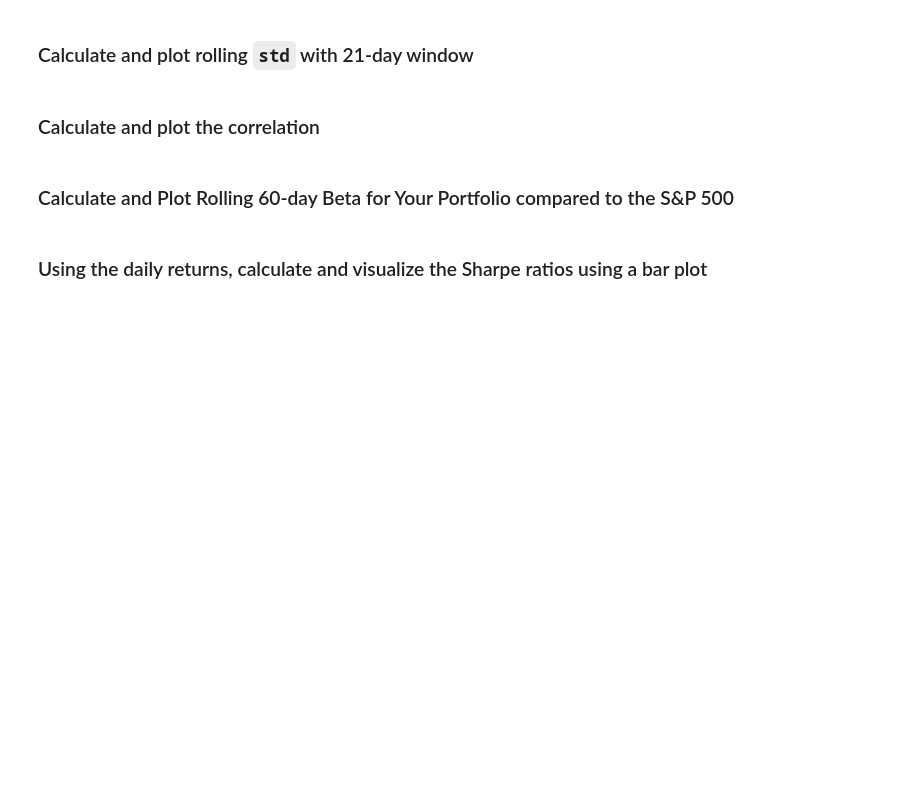
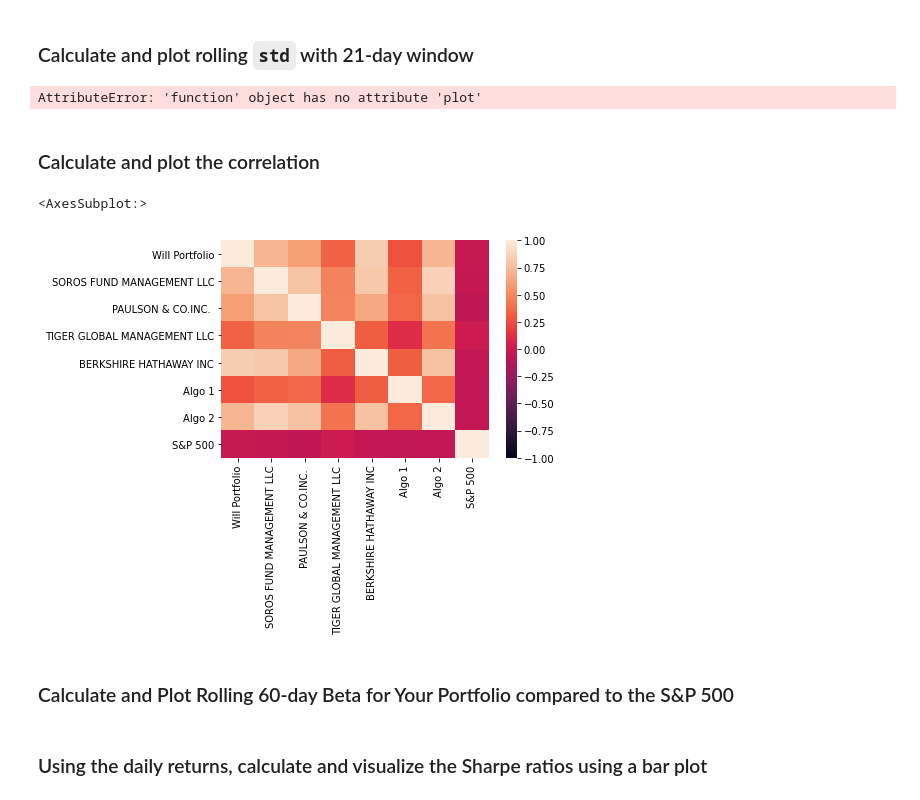
Before and after one commit to Wil-bro0824/A_Whale_Off_PortFolio, a Jupyter notebook: whale_analysis.ipynb, the cells around one changed output. Cells and saved outputs as stored; diff of their text form; code cells hidden in the pictures; blank space fills up the shorter version.

```diff
--- a/whale_analysis.ipynb
+++ b/whale_analysis.ipynb
@@ -350,2 +418,4 @@ For this demo solution, we fetch data from three companies listes in the S&P 500
 # %%
 # Reset Date index
+comb_stock_df.index = comb_stock_df.index.normalize()
+comb_stock_df.head()
@@ -362,7 +447,9 @@ For this demo solution, we fetch data from three companies listes in the S&P 500
 # %%
 # Set weights
 weights = [1/3, 1/3, 1/3]
-
+portfolio = comb_stock_df.dot(weights)
 # Calculate portfolio return
-
+portfolio_returns = portfolio.pct_change()
+portfolio_returns.dropna(inplace=True)
 # Display sample data
+portfolio_returns.head()
@@ -370,3 +465,6 @@ weights = [1/3, 1/3, 1/3]
 ## Join your portfolio returns to the DataFrame that contains all of the portfolio returns
 # %%
 # Join your returns DataFrame to the original returns DataFrame
+all_returns = pd.concat((portfolio_returns, portfolio_returns_df), axis = 1, join = 'inner')
+all_returns.rename(columns = {0:'Will Portfolio'}, inplace=True)
+all_returns.head()
@@ -373,2 +478,4 @@ weights = [1/3, 1/3, 1/3]
 # %%
 # Only compare dates where return data exists for all the stocks (drop NaNs)
+all_returns.dropna(inplace=True)
+all_returns.head()
@@ -387,7 +506,22 @@ weights = [1/3, 1/3, 1/3]
+# %%
+# Calculate rolling standard deviation
+rolling_portfolio_21 = all_returns[['Will Portfolio']].rolling(window=21).std
+rolling_portfolio_60 = all_returns[['Will Portfolio']].rolling(window=60).std
+# Plot rolling standard deviation
+all_returns_std = rolling_portfolio_21.plot(figsize = (20, 11), title='Portfolio Standard Deviation')
+rolling_portfolio_60.plot(all_returns_std = all_returns_std)
+all_returns_std(['Rolling 21','Rolling 60'])
+# %% [output]
+AttributeError: 'function' object has no attribute 'plot'
 # %% [markdown]
 ### Calculate and plot the correlation
 # %%
 # Calculate and plot the correlation
+my_corr = all_returns.corr()
+sns.heatmap(my_corr, vmin=-1,vmax=1)
+# %% [output]
+<AxesSubplot:>
+[figure, added]
 # %% [markdown]
 ### Calculate and Plot Rolling 60-day Beta for Your Portfolio compared to the S&P 500
 # %%
```
Also changed, not shown: parts of 21 cells of this notebook.
